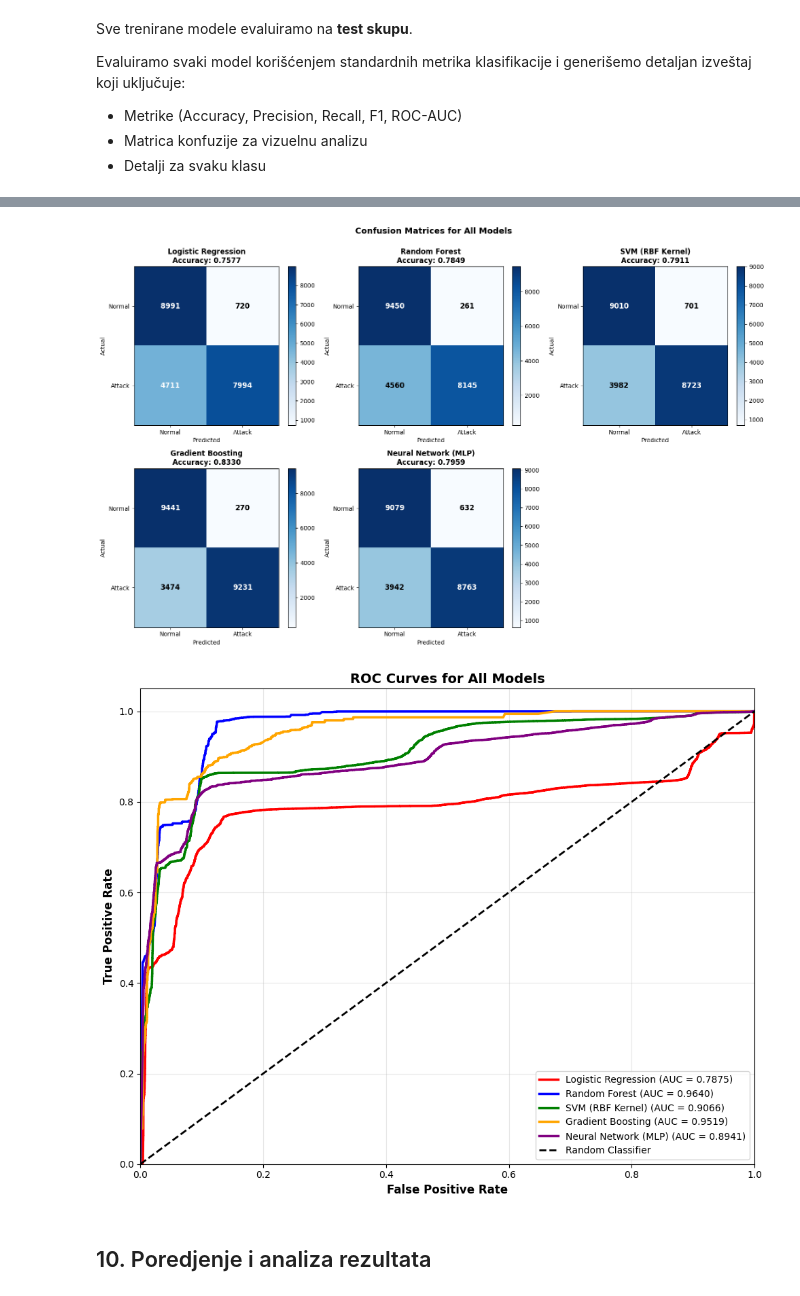
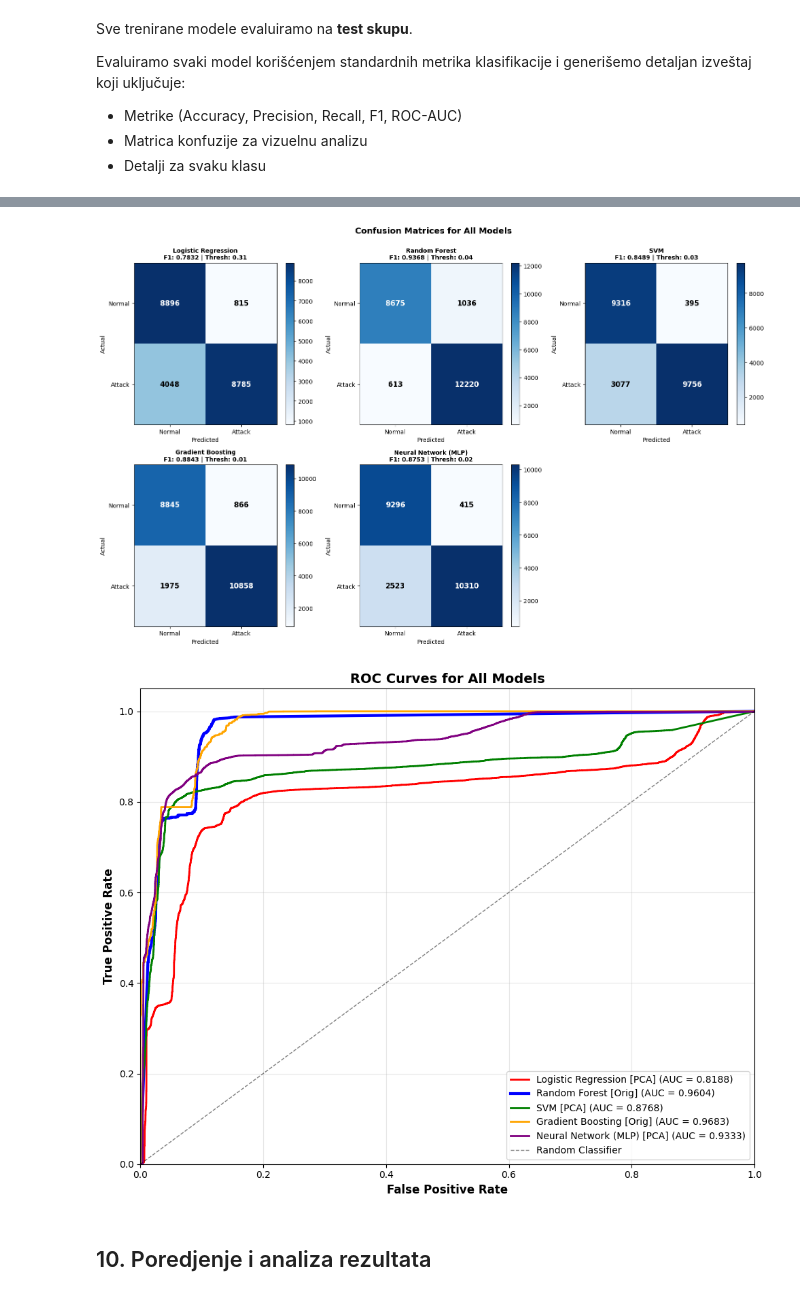
Before and after one commit to NikolaSavic1709/network_intrusion_detection, a Jupyter notebook: Network_Intrusion_Detection.ipynb, the cells around one changed output, grey strips where cells are left out. Saved outputs shown, nothing was run; the diff lists cells and outputs as text; code cells hidden in the pictures.

Commit message:
Added PCA, HalvingRandomSearch to find optimal model hyperparameters and threshold optimization

```diff
--- a/Network_Intrusion_Detection.ipynb
+++ b/Network_Intrusion_Detection.ipynb
@@ -608,7 +1351,8 @@ Models Initialized:
 # %% [markdown]
 ## 8. Model Training
 # %%
-print("Training all models...\n")
+print("Training all models on FULL training set...\n")
+print("PCA models use PCA-transformed data; tree models use original features")
 print("="*60)
 
 # To store trained models and training times
@@ -617,33 +1361,34 @@ training_times = {}
 
 for name, model in models.items():
     print(f"\nTraining: {name}")
+
+    # Select appropriate training data
+    data = get_data_for_model(name, train_full=True)
+    X_train_model = data['X_train_full']
+    data_type = "PCA" if name in PCA_MODELS else "Original"
+    print(f"  Data: {data_type} ({X_train_model.shape[1]} features)")
     print("-" * 40)
 
     start_time = time.time()
-    model.fit(X_train_scaled, y_train)
+    model.fit(X_train_model, y_train)
     end_time = time.time()
 
     training_time = end_time - start_time
-
     trained_models[name] = model
     training_times[name] = training_time
-
     print(f"Training completed in {training_time:.4f} seconds")
 
 print("\n" + "="*60)
 print("TRAINING SUMMARY")
 print("="*60)
 
-# Sort by training time
 sorted_times = sorted(training_times.items(), key=lambda x: x[1])
-
 print("\nTraining Time for Each Model:")
 print("-"*60)
 for i, (name, duration) in enumerate(sorted_times, 1):
-    print(f"{i}. {name:25s}: {duration:8.4f} seconds")
+    data_type = "PCA" if name in PCA_MODELS else "Orig"
+    print(f"{i}. {name:30s} [{data_type:4s}]: {duration:8.4f} seconds")
 
 total_training_time = sum(training_times.values())
-avg_training_time = total_training_time / len(training_times)
-
 print(f"\nTotal training time: {total_training_time:.4f} seconds")
 # %% [output]
@@ -772,40 +1525,45 @@ weighted avg       0.83      0.80      0.80     22416
 # %%
 # Visualize confusion matrices
-fig, axes = plt.subplots(2, 3, figsize=(16, 10))
+n_models = len(evaluation_results)
+n_cols = 3
+n_rows = (n_models + n_cols - 1) // n_cols
+fig, axes = plt.subplots(n_rows, n_cols, figsize=(16, 5 * n_rows))
 axes = axes.flatten()
 
 for idx, (name, results) in enumerate(evaluation_results.items()):
     conf_matrix = results['confusion_matrix']
 
     # Plot confusion matrix
     im = axes[idx].imshow(conf_matrix, cmap='Blues', aspect='auto')
-    axes[idx].set_title(f'{name}\nAccuracy: {results["accuracy"]:.4f}', fontweight='bold')
+    axes[idx].set_title(f'{name}\nF1: {results["f1"]:.4f} | Thresh: {results.get("threshold", 0.5):.2f}',
+                        fontweight='bold', fontsize=10)
     axes[idx].set_xlabel('Predicted')
     axes[idx].set_ylabel('Actual')
     axes[idx].set_xticks([0, 1])
     axes[idx].set_yticks([0, 1])
     axes[idx].set_xticklabels(['Normal', 'Attack'])
     axes[idx].set_yticklabels(['Normal', 'Attack'])
 
     # Add text annotations
     for i in range(2):
         for j in range(2):
             text = axes[idx].text(j, i, conf_matrix[i, j],
                                 ha="center", va="center",
                                 color="white" if conf_matrix[i, j] > conf_matrix.max() / 2 else "black",
                                 fontsize=12, fontweight='bold')
 
     plt.colorbar(im, ax=axes[idx])
 
-# Hide the extra subplot
-axes[-1].axis('off')
+# Hide extra subplots
+for idx in range(n_models, len(axes)):
+    axes[idx].axis('off')
 
 plt.suptitle('Confusion Matrices for All Models', fontsize=14, fontweight='bold', y=1.00)
 plt.tight_layout()
 plt.savefig('../data/confusion_matrices.png', dpi=300, bbox_inches='tight')
 plt.show()
 # %% [output]
-[figure, old version]
+[figure, new version]
 # %%
 # Visualize ROC curves
 fig, ax = plt.subplots(figsize=(10, 8))
@@ -816,13 +1574,15 @@ for idx, (name, results) in enumerate(evaluation_results.items()):
     if results['y_pred_proba'] is not None:
         fpr, tpr, _ = roc_curve(y_test, results['y_pred_proba'])
         auc_score = auc(fpr, tpr)
-        ax.plot(fpr, tpr, color=colors[idx], lw=2.5,
-                label=f'{name} (AUC = {auc_score:.4f})')
+        data_type = "PCA" if name in PCA_MODELS else "Orig"
+        lw = 3.0 if 'Random Forest' in name else 2.0
+        ax.plot(fpr, tpr, color=colors[idx % len(colors)], lw=lw,
+                label=f'{name} [{data_type}] (AUC = {auc_score:.4f})')
     else:
         print(f"Warning: {name} does not support probability predictions")
 
 # Plot diagonal line
-ax.plot([0, 1], [0, 1], 'k--', lw=2, label='Random Classifier')
+ax.plot([0, 1], [0, 1], 'k--', lw=1, alpha=0.5, label='Random Classifier')
 
 ax.set_xlabel('False Positive Rate', fontsize=12, fontweight='bold')
 ax.set_ylabel('True Positive Rate', fontsize=12, fontweight='bold')
@@ -836,7 +1596,7 @@ plt.tight_layout()
 plt.savefig('../data/roc_curves.png', dpi=300, bbox_inches='tight')
 plt.show()
 # %% [output]
-[figure, old version]
+[figure, new version]
 # %% [markdown]
 ## 10. Poredjenje i analiza rezultata
 # %%
```
Also changed, not shown: parts of 32 cells of this notebook, 1 other file.
